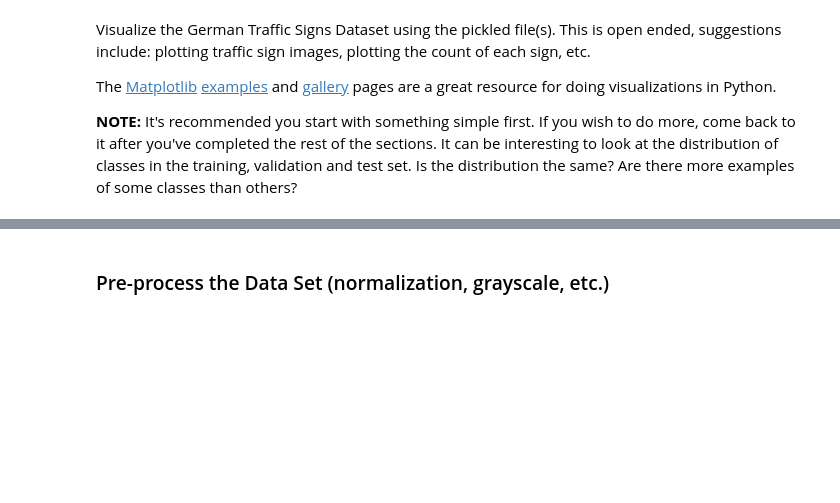
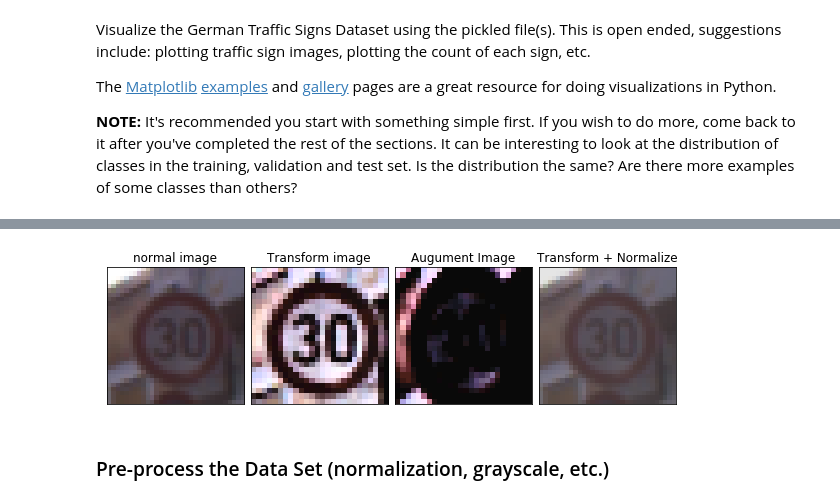
Before and after one commit to kputtur/traffic-sign-classifier, a Jupyter notebook: Traffic_Sign_Classifier.ipynb, the cells around one changed output, grey strips where cells are left out. Saved outputs shown, nothing was run; the diff lists cells and outputs as text; code cells hidden in the pictures; blank space fills up the shorter version.

```diff
--- a/Traffic_Sign_Classifier.ipynb
+++ b/Traffic_Sign_Classifier.ipynb
@@ -204,3 +309,102 @@ Here is an example of a [published baseline model on this problem](http://yann.l
+# %%
+
+img_size=X_train.shape[1]
+
+def normalize(img):
+    image=img.copy()
+    return (image - np.mean(image)) / np.std(image)
+
+
+def normalize_new(img):
+    return img.astype(np.float32) / 128. - 1.
+
+def normalize_data(data):
+    return data / 255 * 0.8 + 0.1
+
+
+def convert_to_gray(img, expand=False):
+    image = cv2.cvtColor(img, cv2.COLOR_RGB2GRAY)
+    return np.expand_dims(image, axis=-1)
+
+
+def image_histo_equalize(img):
+    #Histogram Equalization
+    img_new=img.copy()
+    img_new[:, :, 0] = cv2.equalizeHist(img[:, :, 0])
+    img_new[:, :, 1] = cv2.equalizeHist(img[:, :, 1])
+    img_new[:, :, 2] = cv2.equalizeHist(img[:, :, 2])
+    return img_new
+
+def CLAHE_histogram_RGB_image(img):
+    lab = cv2.cvtColor(img, cv2.COLOR_BGR2LAB)
+    lab_planes = cv2.split(lab)
+    clahe = cv2.createCLAHE(clipLimit=2.0,tileGridSize=(3,3))
+    lab_planes[0] = clahe.apply(lab_planes[0])
+    lab = cv2.merge(lab_planes)
+    img = cv2.cvtColor(lab, cv2.COLOR_LAB2BGR)
+    return img
+
+def CLAHE_histogram_equalization(img):
+    img = convert_to_gray(img)
+    clahe = cv2.createCLAHE(clipLimit=2.0, tileGridSize=(3, 3))
+    image = clahe.apply(img)
+    return np.expand_dims(image, axis=-1)
+
+def image_scale(img):
+    img_new=img.copy()
+    sc_y=0.4*np.random.rand()+1.0
+    img_new=cv2.resize(img, None, fx=1, fy=sc_y, interpolation = cv2.INTER_CUBIC)
+    c_x,c_y, sh = int(img_new.shape[0]/2), int(img_new.shape[1]/2), int(img_size/2)
+    return img_new
+
+def image_crop(img, mar=0):
+    c_x,c_y, sh = int(img.shape[0]/2), int(img.shape[1]/2), int(img_size/2-mar)
+    return img[(c_x-sh):(c_x+sh),(c_y-sh):(c_y+sh)]
+
+def image_rotate(img):
+    c_x,c_y = int(img.shape[0]/2), int(img.shape[1]/2)
+    ang = 30.0*np.random.rand()-15
+    Mat = cv2.getRotationMatrix2D((c_x, c_y), ang, 1.0)
+    return cv2.warpAffine(img, Mat, img.shape[:2])
+
+def image_sharpen(img):
+    gb = cv2.GaussianBlur(img, (5,5), 20.0)
+    return cv2.addWeighted(img, 2, gb, -1, 0)
+
+def lin_img(img,s=1.0,m=0.0):
+    img2=cv2.multiply(img, np.array([s]))
+    return cv2.add(img2, np.array([m]))
+
+def contr_img(img, s=1.0):
+    m=127.0*(1.0-s)
+    return lin_img(img, s, m)
+
+def transform_img(img):
+    img_new=image_sharpen(img)
+    img_new=image_crop(img_new,3)
+    img_new=contr_img(img_new, 1.5)
+    return  CLAHE_histogram_RGB_image(img_new)
+
+def augment_img(img):
+    img=contr_img(img, 1.8*np.random.rand()+0.2)
+    img=image_rotate(img)
+    img=image_scale(img)
+    return transform_img(img)
+
+
+
+x_selected = X_train[y_train == 1]
+image=x_selected[10, :, :, :]
+imp=contr_img(image, 2.5)
+
+
+images = [image, transform_img(image), augment_img(image), normalize_data(image)]
+image_titles = ["normal image", "Transform image", "Augument Image", "Transform + Normalize"]
+
+#show_img_4(images, image_titles)
+image_show(images,image_titles)
+# %% [output]
+[figure, added]
 # %% [markdown]
 ### Pre-process the Data Set (normalization, grayscale, etc.)
 # %% [markdown]
```
Also changed, not shown: parts of 45 cells of this notebook, 9 other files.
